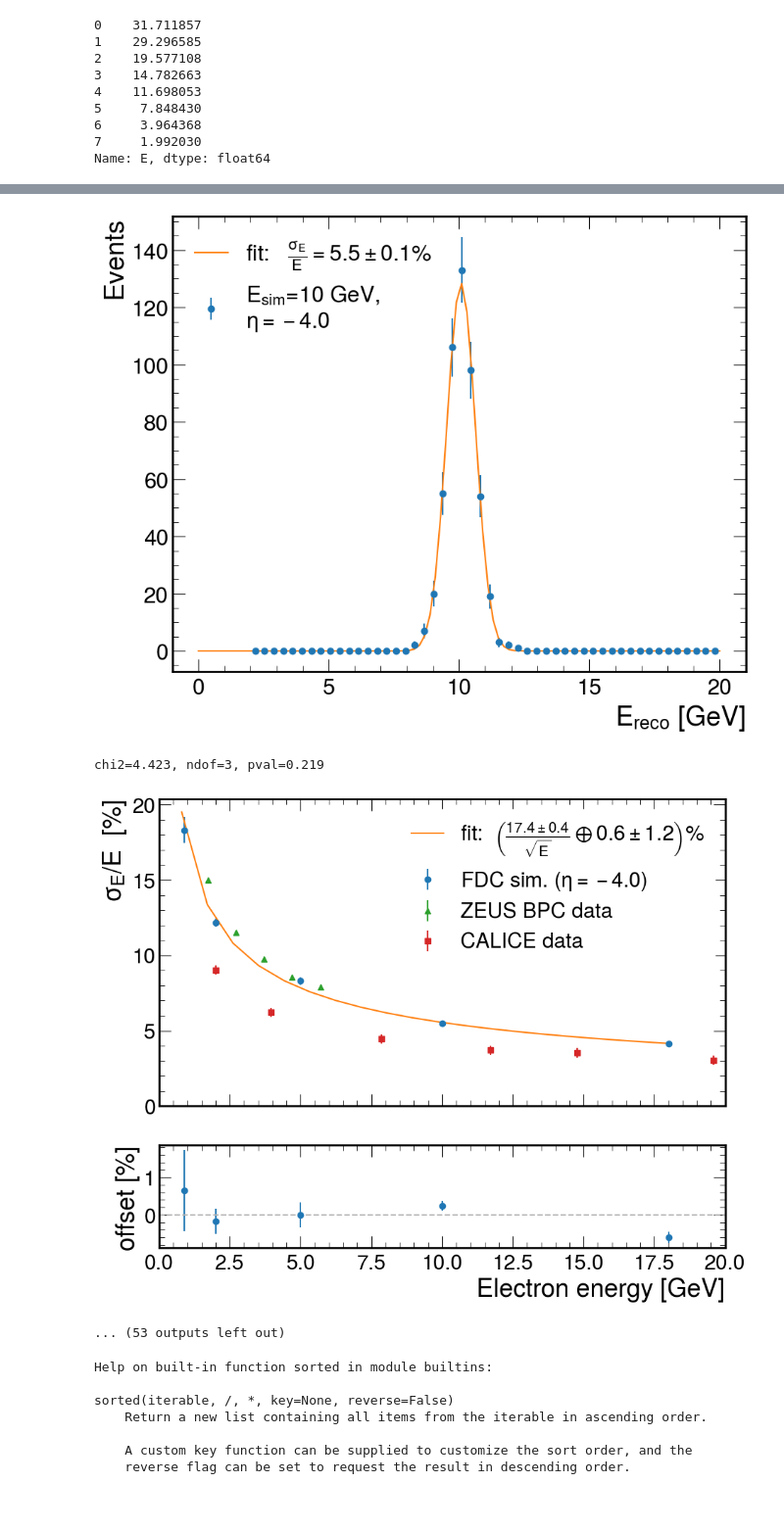
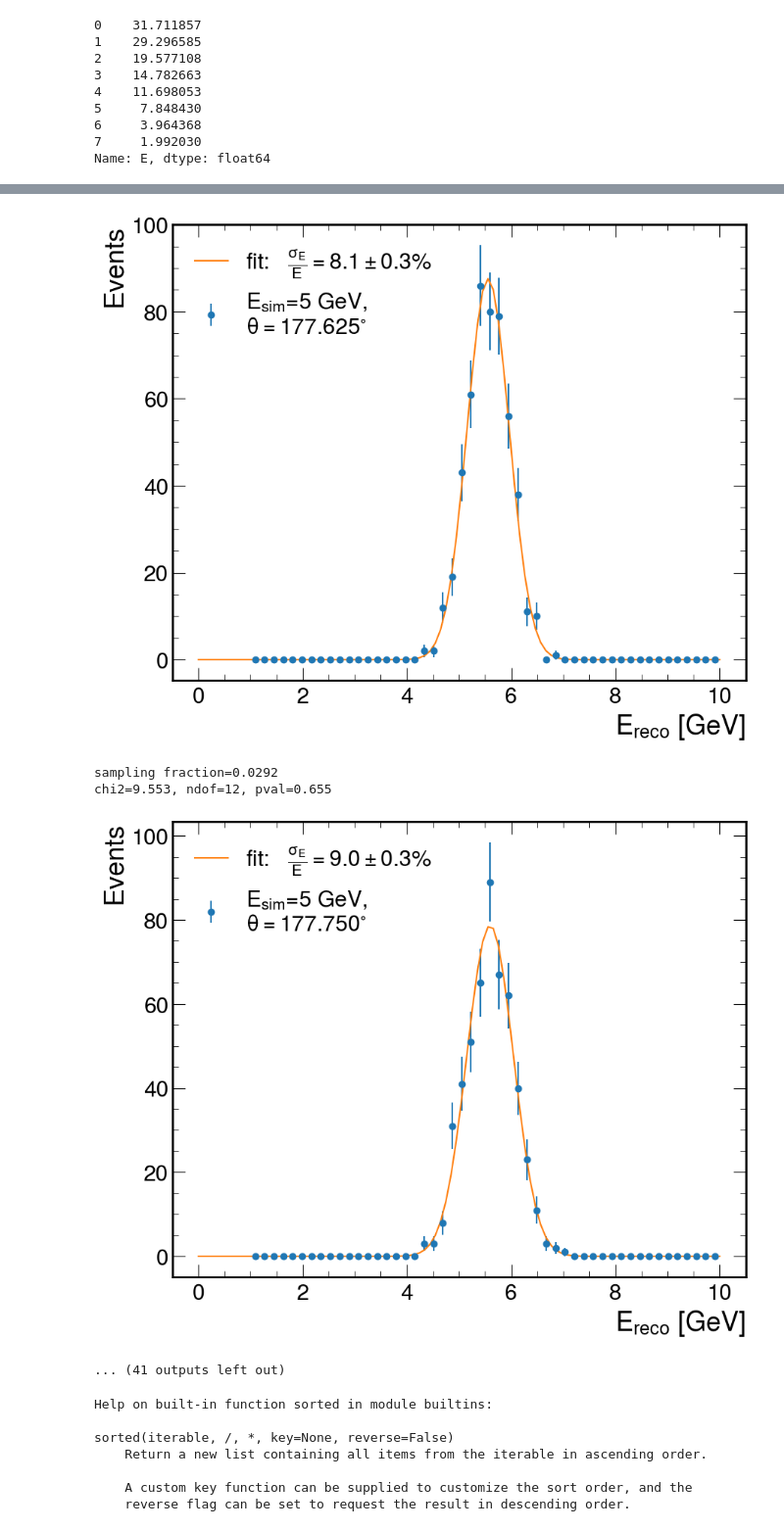
Before and after one commit to sebouh137/backwards_insert, a Jupyter notebook: SimulationStudies.ipynb, the cells around one changed output, grey strips where cells are left out. Shown at 98% size. Cells and saved outputs as stored; diff of their text form; code cells hidden in the pictures; blank space fills up the shorter version.

```diff
--- a/SimulationStudies.ipynb
+++ b/SimulationStudies.ipynb
@@ -130,18 +130,18 @@ def Landau(x, normalization,location,stdev):
 # %%
 import uproot as ur
 arrays={}
-for E in 0.9, 2, 5, 10, 18:
-    theta=178
-    #events = ur.open(f'add_flange/insert_reco_e-_{E}GeV_theta_{theta}-{theta}deg.edm4hep.root:events')
-    events = ur.open(f'06212023/insert_reco_e-_{E}GeV_theta_{theta}-{theta}deg.edm4hep.root:events')
-    arrays[(E,theta)] = events.arrays()
+# for E in 0.9, 2, 5, 10, 18:
+#     theta=178
+#     #events = ur.open(f'add_flange/insert_reco_e-_{E}GeV_theta_{theta}-{theta}deg.edm4hep.root:events')
+#     #events = ur.open(f'06212023/insert_reco_e-_{E}GeV_theta_{theta}-{theta}deg.edm4hep.root:events')
+#     arrays[(E,theta)] = events.arrays()
 
 thetas="177.125 177.250 177.375 177.500 177.625 177.750 177.875 178.000 178.125 178.250 178.375 178.500 178.625 178.750 178.775".split()\
        +"178.800 178.825 178.850 178.875 178.900 178.925 178.950 178.975 179.000 179.025 179.050 179.075 179.100".split()
 thetas=[float(theta) for theta in thetas]
 for theta in thetas:
     E=5
-    events = ur.open(f'06212023/insert_reco_e-_{E}GeV_theta_{theta:.3f}-{theta:.3f}deg.edm4hep.root:events')
+    events = ur.open(f'10292023_thetascan_beampipe/insert_reco_e-_{E}GeV_theta_{theta:.3f}-{theta:.3f}deg.edm4hep.root:events')
     arrays[(E,theta)] = events.arrays()
 # %%
 print(np.max(arrays[(18,178)]['BackwardsEcalInsertHitsReco.energy']))
@@ -238,7 +238,7 @@ R1=4.53
 z=-307
 
 sf=None
-for var in "E", "theta":
+for var in "theta","E":
     Eresfracs=[]
     dEresfracs=[]
 
@@ -410,7 +410,8 @@ chi2=1.558, ndof=6, pval=0.956
-[figure, old version]
+[figure, new version]
-chi2=4.423, ndof=3, pval=0.219
+sampling fraction=0.0292
+chi2=9.553, ndof=12, pval=0.655
-[figure, old version]
+[figure, new version]
-... (53 outputs left out)
+... (41 outputs left out)
 # %%
 np.tan(get_theta(-4.80))*-307-4.53-0.5
 
```
Also changed, not shown: parts of 2 cells of this notebook, 14 other files.
